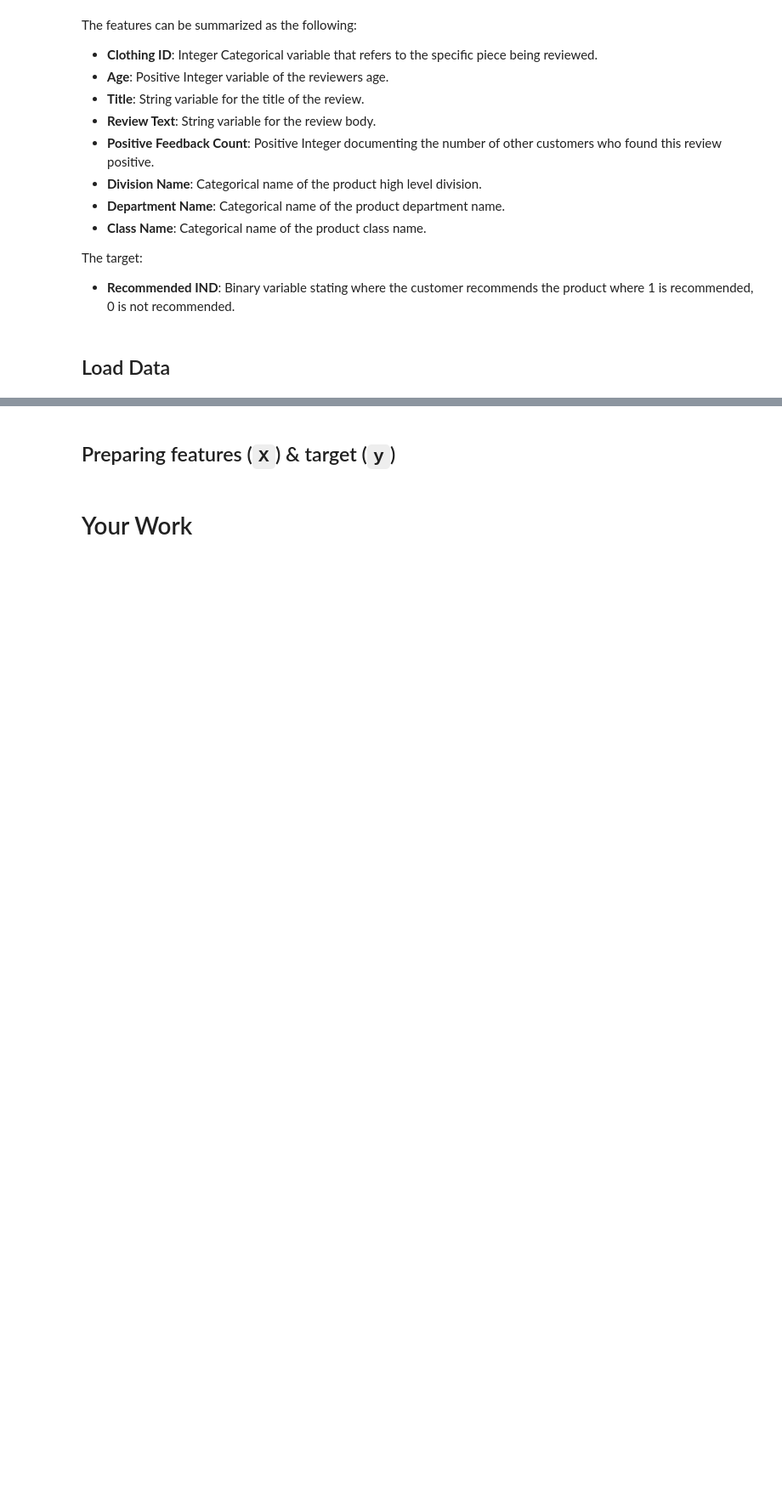
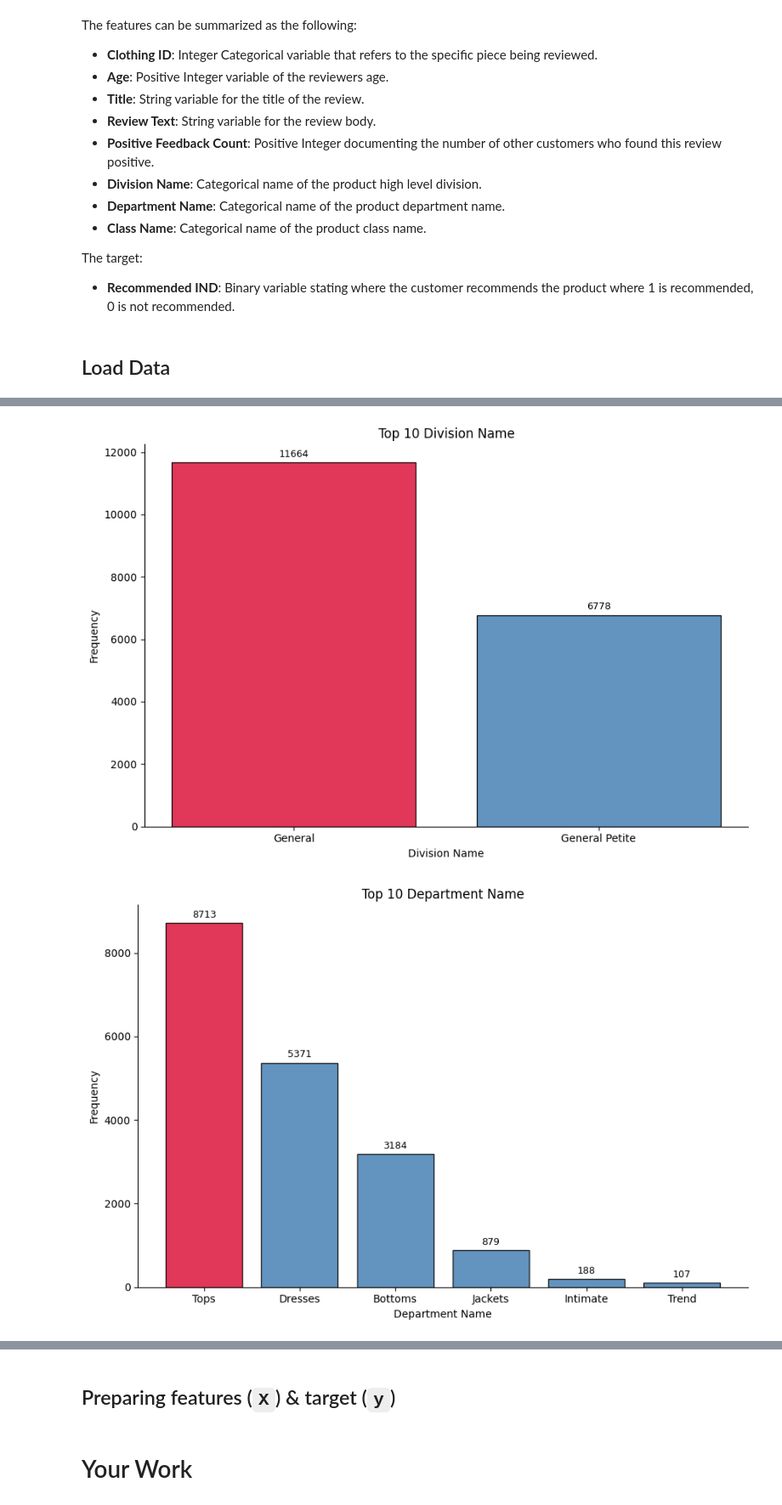
Before and after one commit to Soliman2020/ai_master_DataScientist-Elective_Project03, a Jupyter notebook: starter/starter.ipynb, the cells around one changed output, grey strips where cells are left out. Shown at 85% size. Drawn from its saved outputs; the diff is of its cells as text; code cells hidden in the pictures; blank space fills up the shorter version.

```diff
--- a/starter/starter.ipynb
+++ b/starter/starter.ipynb
@@ -72,0 +173,27 @@ df.head()
+# %%
+# Plot top 10 categories for each categorical feature
+
+cat_list = ['Division Name', 'Department Name', 'Class Name']
+
+for cat in cat_list:
+    counts = df[cat].value_counts().nlargest(10)
+
+    fig, ax = plt.subplots(figsize=(9, 6))
+
+    colors = ['steelblue'] * len(counts)
+    colors[0] = 'crimson'
+
+    bars = ax.bar(counts.index, counts.values, color=colors, edgecolor='black', alpha=0.85)
+
+    ax.set_title(f'Top 10 {cat}')
+    ax.set_xlabel(cat)
+    ax.set_ylabel('Frequency')
+    ax.bar_label(bars, padding=3, fontsize=9)
+
+    ax.spines[['top', 'right']].set_visible(False)
+    plt.xticks(ha='center')
+    plt.tight_layout()
+    plt.show()
+# %% [output]
+[figure, added]
+[figure, added]
```
Also changed, not shown: parts of 12 cells of this notebook.
